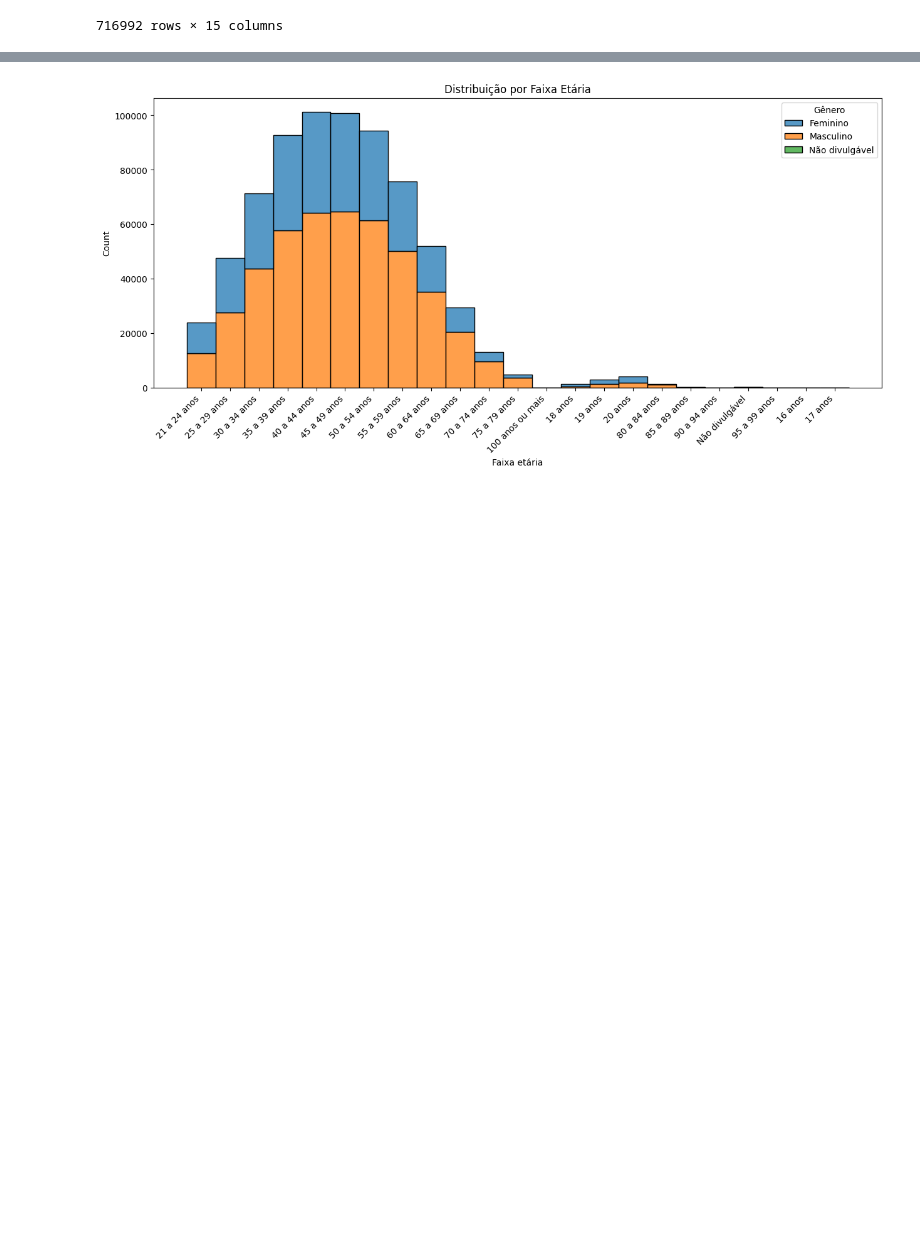
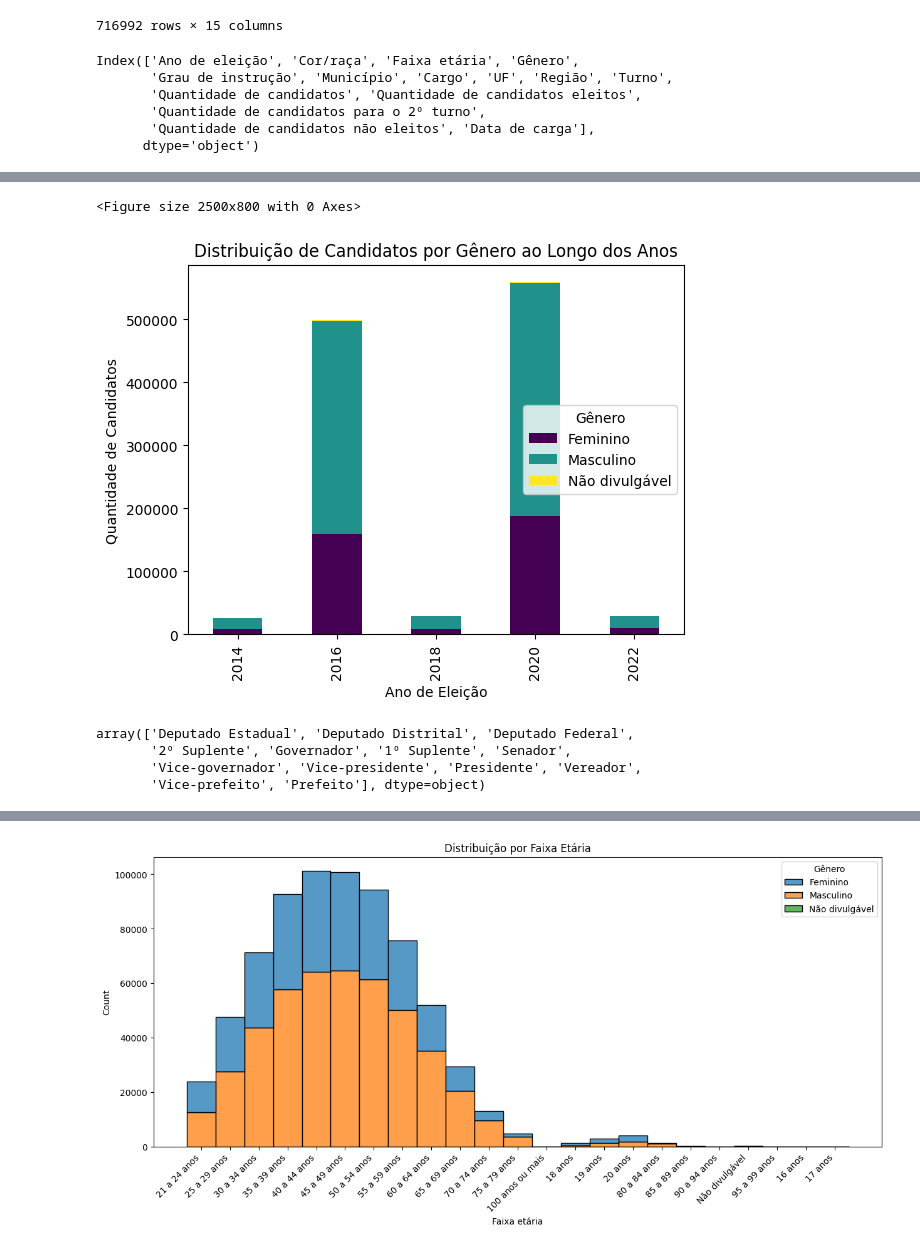
Before and after one commit to ThaysaLima/Projeto_FinalOn26, a Jupyter notebook: análise_exploratória/projeto_final_On26.ipynb, the cells around one changed output, grey strips where cells are left out. Drawn from its saved outputs; the diff is of its cells as text; code cells hidden in the pictures; blank space fills up the shorter version.

```diff
--- a/análise_exploratória/projeto_final_On26.ipynb
+++ b/análise_exploratória/projeto_final_On26.ipynb
@@ -103,6 +103,15 @@ df_candidatos_br
 | 716990 | 2014 | Preta | 80 a 84 anos | Masculino | Lê e escreve | MINAS GERAIS | 1º Suplente | MG | ... |
 | 716991 | 2014 | Preta | 80 a 84 anos | Masculino | Superior completo | RIO DE JANEIRO | 2º Suplente | RJ | ... |
 716992 rows × 15 columns
+# %%
+df_candidatos_br.columns
+# %% [output]
+Index(['Ano de eleição', 'Cor/raça', 'Faixa etária', 'Gênero',
+       'Grau de instrução', 'Município', 'Cargo', 'UF', 'Região', 'Turno',
+       'Quantidade de candidatos', 'Quantidade de candidatos eleitos',
+       'Quantidade de candidatos para o 2º turno',
+       'Quantidade de candidatos não eleitos', 'Data de carga'],
+      dtype='object')
 # %%
 df_candidatos_br.describe()
 # %% [output]
@@ -115,3 +124,24 @@ df_candidatos_br.describe()
 | 50% | 2020.000000 | 1.000000 | 1.000000 | 0.000000 | 0.000000 | ... |
 | 75% | 2020.000000 | 1.000000 | 2.000000 | 0.000000 | 0.000000 | ... |
 | max | 2022.000000 | 2.000000 | 103.000000 | 11.000000 | 2.000000 | ... |
+# %%
+#Gráfico gênero ao longo dos anos.
+contagem_genero = df_candidatos_br.groupby(['Ano de eleição', 'Gênero'])['Quantidade de candidatos'].sum().unstack()
+plt.figure(figsize=(25, 8))
+contagem_genero.plot(kind='bar', stacked=True, colormap='viridis')
+plt.title('Distribuição de Candidatos por Gênero ao Longo dos Anos')
+plt.xlabel('Ano de Eleição')
+plt.ylabel('Quantidade de Candidatos')
+plt.legend(title='Gênero')
+plt.show()
+# %% [output]
+<Figure size 2500x800 with 0 Axes>
+[figure, added]
+# %%
+cargos_unicos = df_candidatos_br['Cargo'].unique()
+cargos_unicos
+# %% [output]
+array(['Deputado Estadual', 'Deputado Distrital', 'Deputado Federal',
+       '2º Suplente', 'Governador', '1º Suplente', 'Senador',
+       'Vice-governador', 'Vice-presidente', 'Presidente', 'Vereador',
+       'Vice-prefeito', 'Prefeito'], dtype=object)
```
Also changed, not shown: parts of 5 cells of this notebook.
